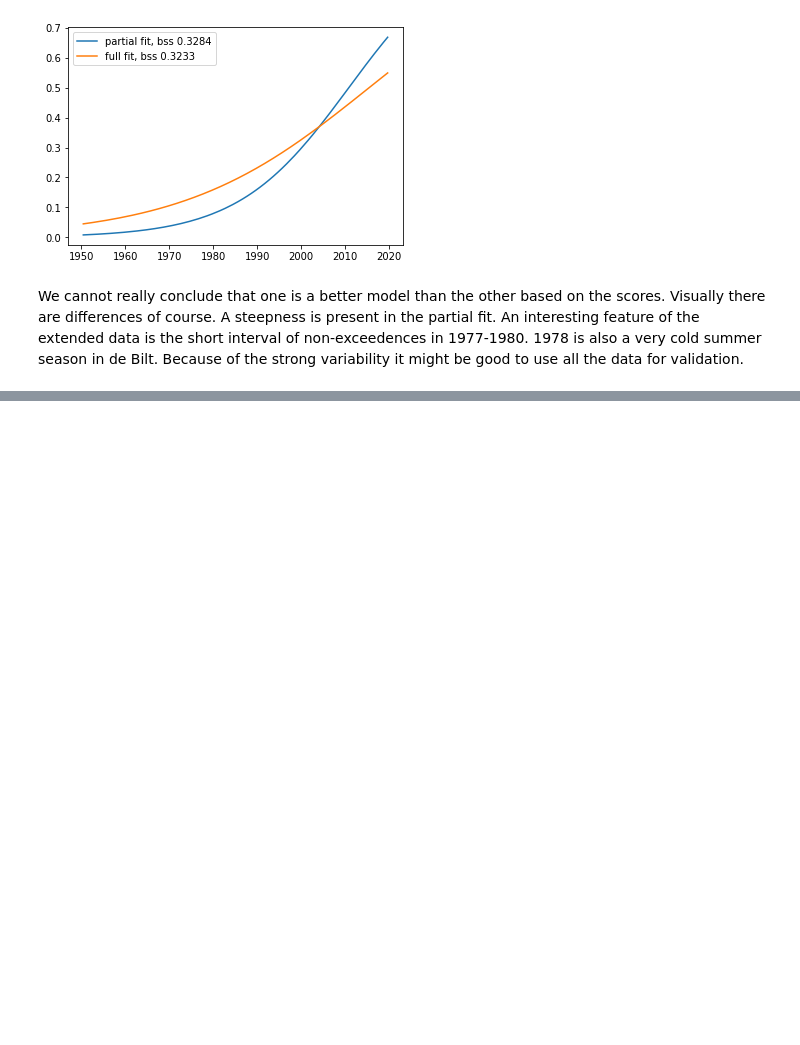
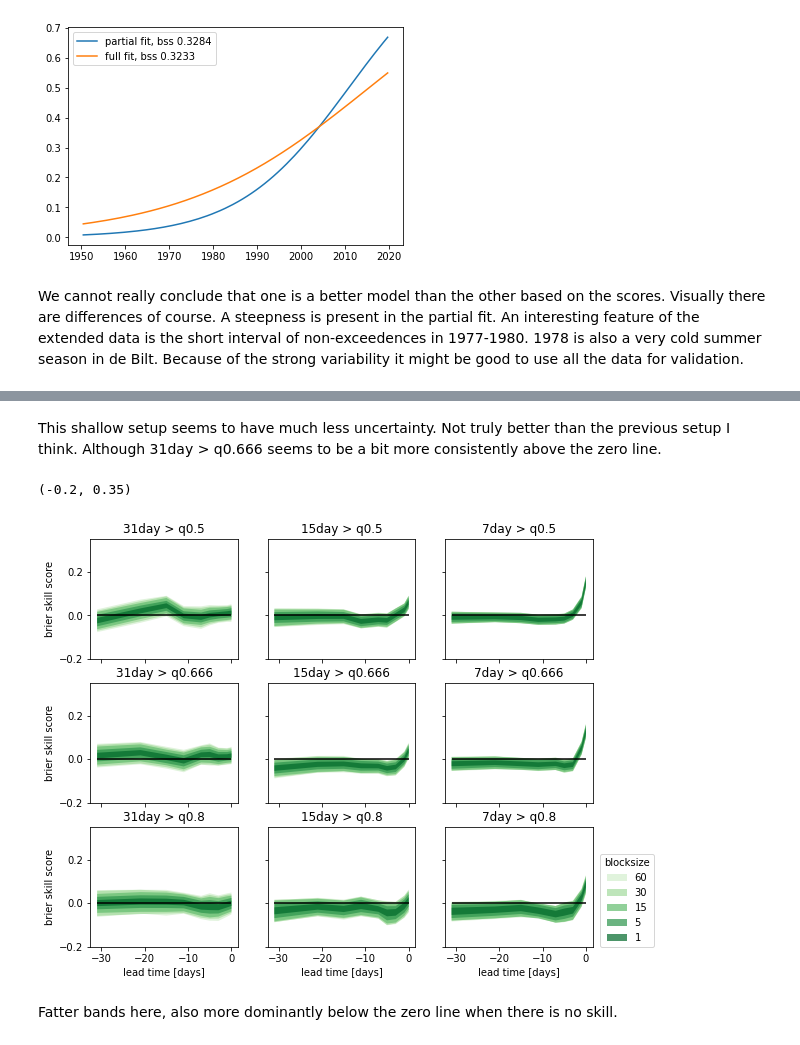
Before and after one commit to chiemvs/Weave, a Jupyter notebook: notebooks/Classifier_skills.ipynb, the cells around one changed output, grey strips where cells are left out. Cells and saved outputs as stored; diff of their text form; code cells hidden in the pictures; blank space fills up the shorter version.

```diff
--- a/notebooks/Classifier_skills.ipynb
+++ b/notebooks/Classifier_skills.ipynb
@@ -691,0 +705,14 @@ We cannot really conclude that one is a better model than the other based on the
+# %% [markdown]
+This shallow setup seems to have much less uncertainty. Not truly better than the previous setup I think. Although 31day > q0.666 seems to be a bit more consistently above the zero line.
+# %%
+respaggs = [7,15,31]
+thresholds = [0.5,0.666,0.8]
+bss_to_base = transform_to_skill(pd.read_parquet(basedir / 'bootstrap_hybrid_noncv_base_noncv/fit_base_to_all_cv=True.max_depth=11.n_estimators=2500.min_samples_split=50.max_features=20.n_jobs=19.bss.parquet'))
+#fig, axes = skill_plot(bss_fixed, respaggs = respaggs, thresholds = thresholds, colors = 'Greys')
+fig, axes = skill_plot(bss_to_base, respaggs = respaggs, thresholds = thresholds, colors = 'Greens')
+axes[0,0].set_ylim((-0.2,0.35))
+# %% [output]
+(-0.2, 0.35)
+[figure, added]
+# %% [markdown]
+Fatter bands here, also more dominantly below the zero line when there is no skill.
```
Also changed, not shown: parts of 2 cells of this notebook, 5 other files.
